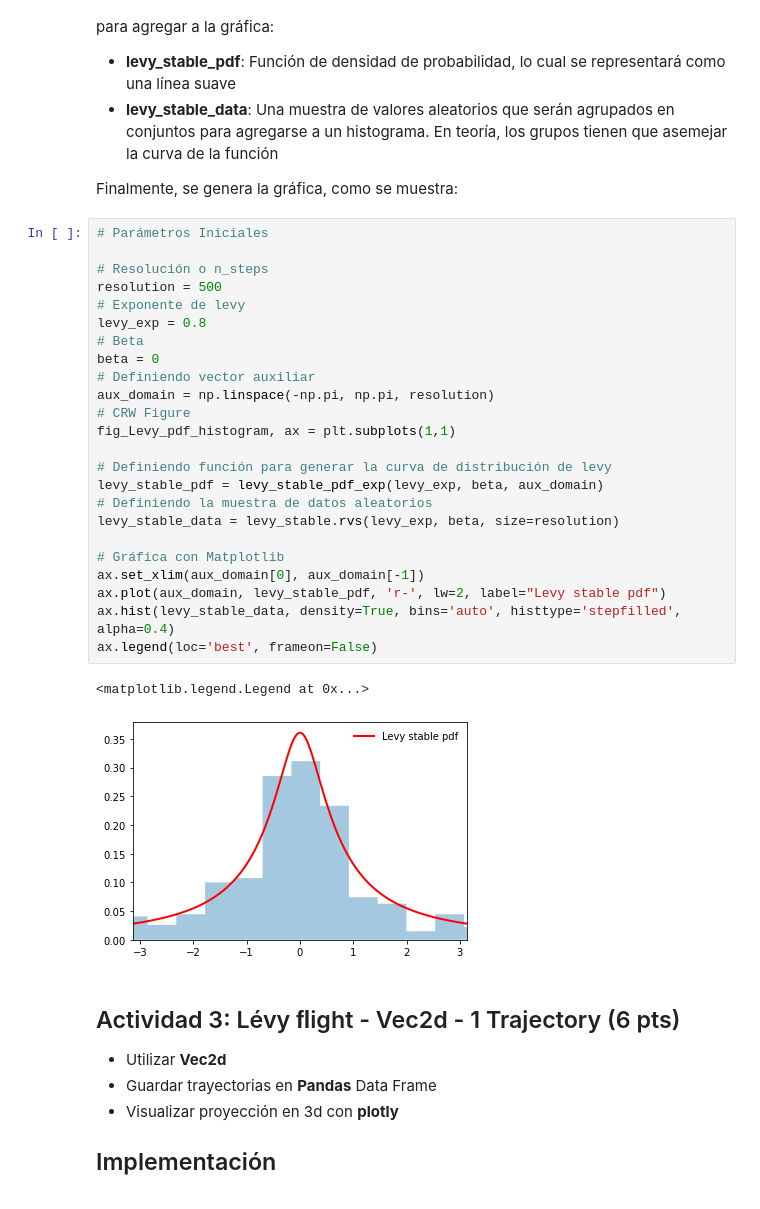
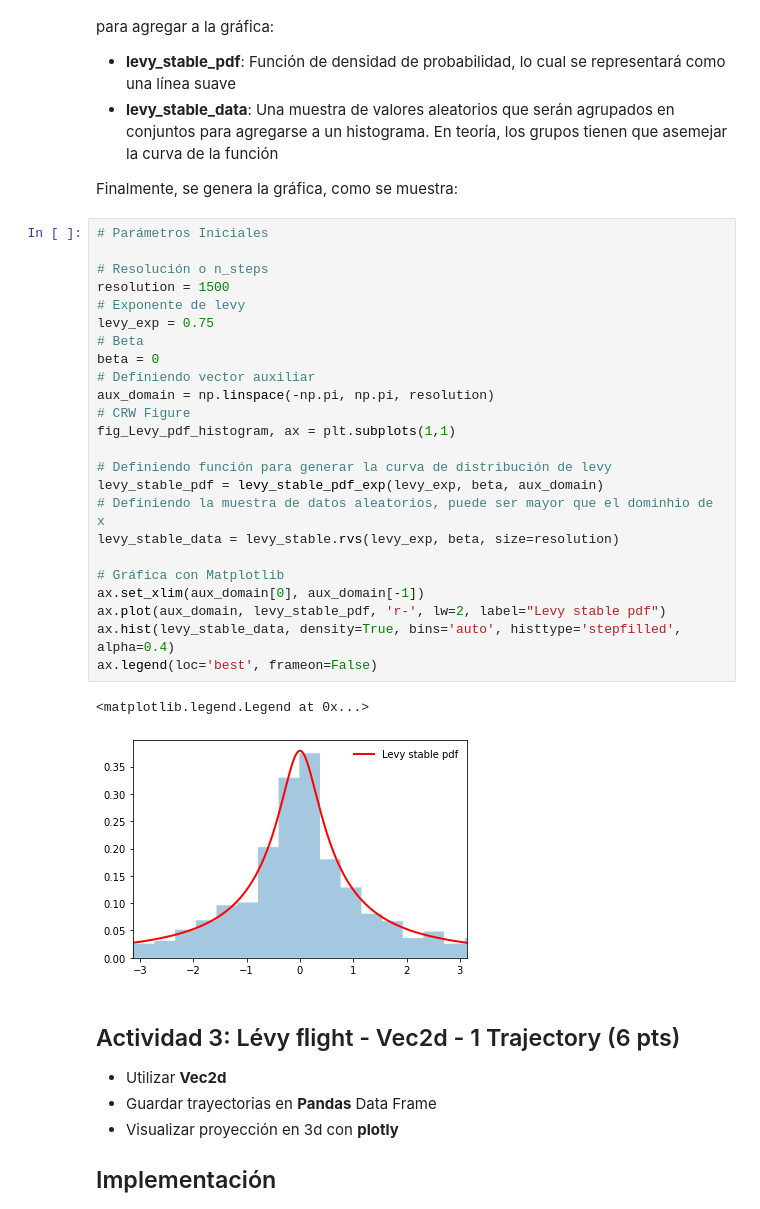
Before and after one commit to Roberto-Carrillo/Topicos-01, a Jupyter notebook: TI_1_Practica2.ipynb, the cells around one changed output. Drawn from its saved outputs; the diff is of its cells as text.

```diff
--- a/TI_1_Practica2.ipynb
+++ b/TI_1_Practica2.ipynb
@@ -200,30 +200,30 @@ El primer paso, como en la mayoría de los procesos de graficado de distribucion
 # %%
 # Parámetros Iniciales
 
 # Resolución o n_steps
-resolution = 500
+resolution = 1500
 # Exponente de levy
-levy_exp = 0.8
+levy_exp = 0.75
 # Beta
 beta = 0
 # Definiendo vector auxiliar
 aux_domain = np.linspace(-np.pi, np.pi, resolution)
 # CRW Figure
 fig_Levy_pdf_histogram, ax = plt.subplots(1,1)
 
 # Definiendo función para generar la curva de distribución de levy
 levy_stable_pdf = levy_stable_pdf_exp(levy_exp, beta, aux_domain)
-# Definiendo la muestra de datos aleatorios
+# Definiendo la muestra de datos aleatorios, puede ser mayor que el dominhio de x
 levy_stable_data = levy_stable.rvs(levy_exp, beta, size=resolution)
 
 # Gráfica con Matplotlib
 ax.set_xlim(aux_domain[0], aux_domain[-1])
 ax.plot(aux_domain, levy_stable_pdf, 'r-', lw=2, label="Levy stable pdf")
 ax.hist(levy_stable_data, density=True, bins='auto', histtype='stepfilled', alpha=0.4)
 ax.legend(loc='best', frameon=False)
 # %% [output]
 <matplotlib.legend.Legend at 0x...>
-[figure, old version]
+[figure, new version]
 # %% [markdown]
 ## Actividad 3: Lévy ﬂight - Vec2d - 1 Trajectory (6 pts)
 
```
Also changed, not shown: parts of 4 cells of this notebook.
